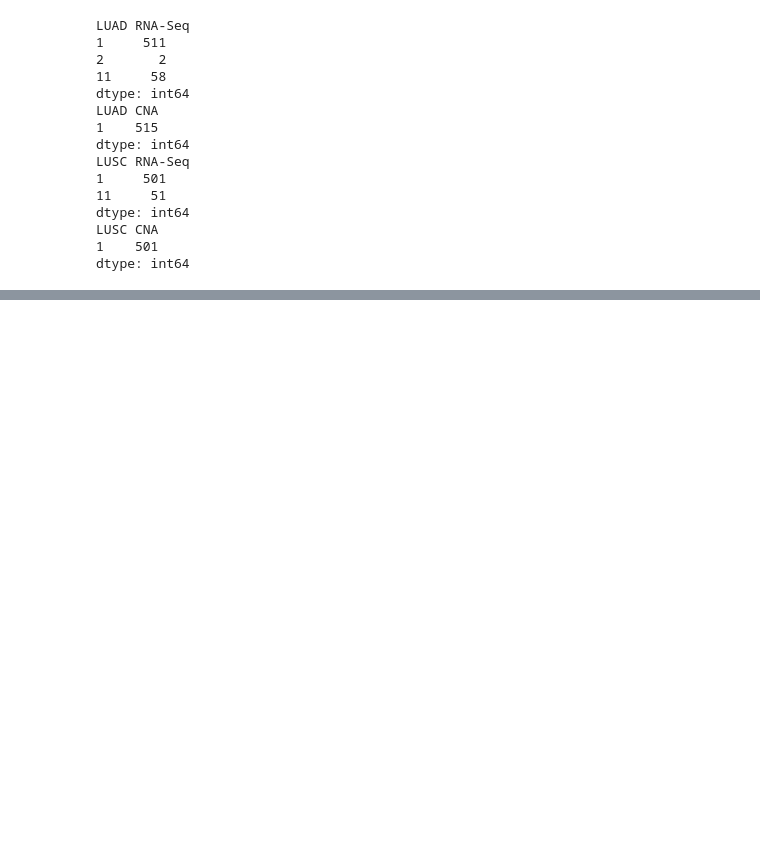
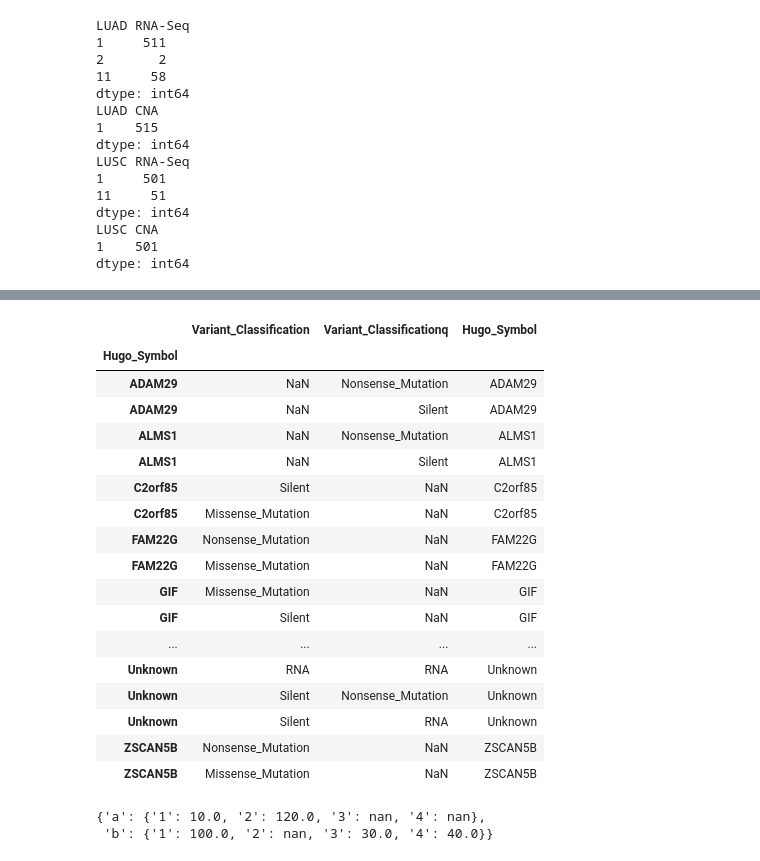
Before and after one commit to nitinksingh/driver, a Jupyter notebook: scratch-driver.ipynb, the cells around one changed output, grey strips where cells are left out. Cells and saved outputs as stored; diff of their text form; code cells hidden in the pictures; blank space fills up the shorter version.

```diff
--- a/scratch-driver.ipynb
+++ b/scratch-driver.ipynb
@@ -110,0 +178,29 @@ dtype: int64
+# %%
+df.loc[df.index.get_duplicates()]
+# %% [output]
+|  | Variant_Classification | Variant_Classificationq | Hugo_Symbol |
+| Hugo_Symbol |  |  |  |
+| ADAM29 | NaN | Nonsense_Mutation | ADAM29 |
+| ADAM29 | NaN | Silent | ADAM29 |
+| ALMS1 | NaN | Nonsense_Mutation | ALMS1 |
+| ALMS1 | NaN | Silent | ALMS1 |
+| C2orf85 | Silent | NaN | C2orf85 |
+| C2orf85 | Missense_Mutation | NaN | C2orf85 |
+| FAM22G | Nonsense_Mutation | NaN | FAM22G |
+| FAM22G | Missense_Mutation | NaN | FAM22G |
+| GIF | Missense_Mutation | NaN | GIF |
+| GIF | Silent | NaN | GIF |
+| ... | ... | ... | ... |
+| Unknown | RNA | RNA | Unknown |
+| Unknown | Silent | Nonsense_Mutation | Unknown |
+| Unknown | Silent | RNA | Unknown |
+| ZSCAN5B | Nonsense_Mutation | NaN | ZSCAN5B |
+| ZSCAN5B | Missense_Mutation | NaN | ZSCAN5B |
+# %%
+x  = {'a':{'1':10, '2':20, '2':120}, 'b':{'1':100, '3':30, '4':40}}
+df = pd.DataFrame.from_dict(x)
+df.head()
+df.to_dict()
+# %% [output]
+{'a': {'1': 10.0, '2': 120.0, '3': nan, '4': nan},
+ 'b': {'1': 100.0, '2': nan, '3': 30.0, '4': 40.0}}
```
Also changed, not shown: parts of 8 cells of this notebook, 3 other files.
